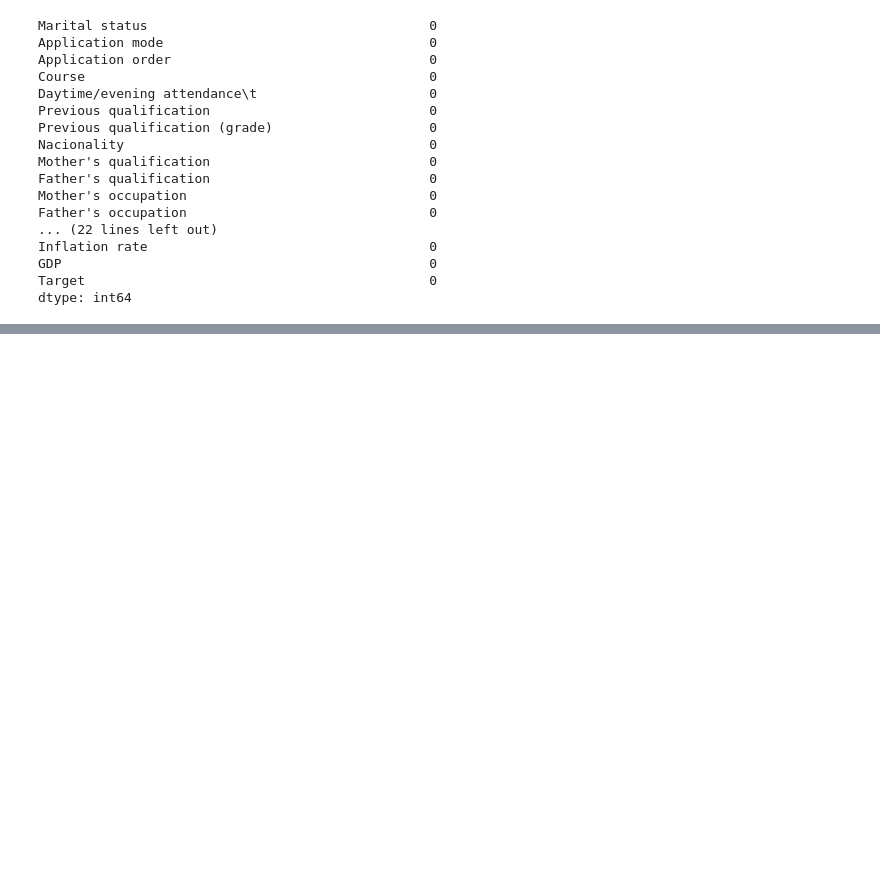
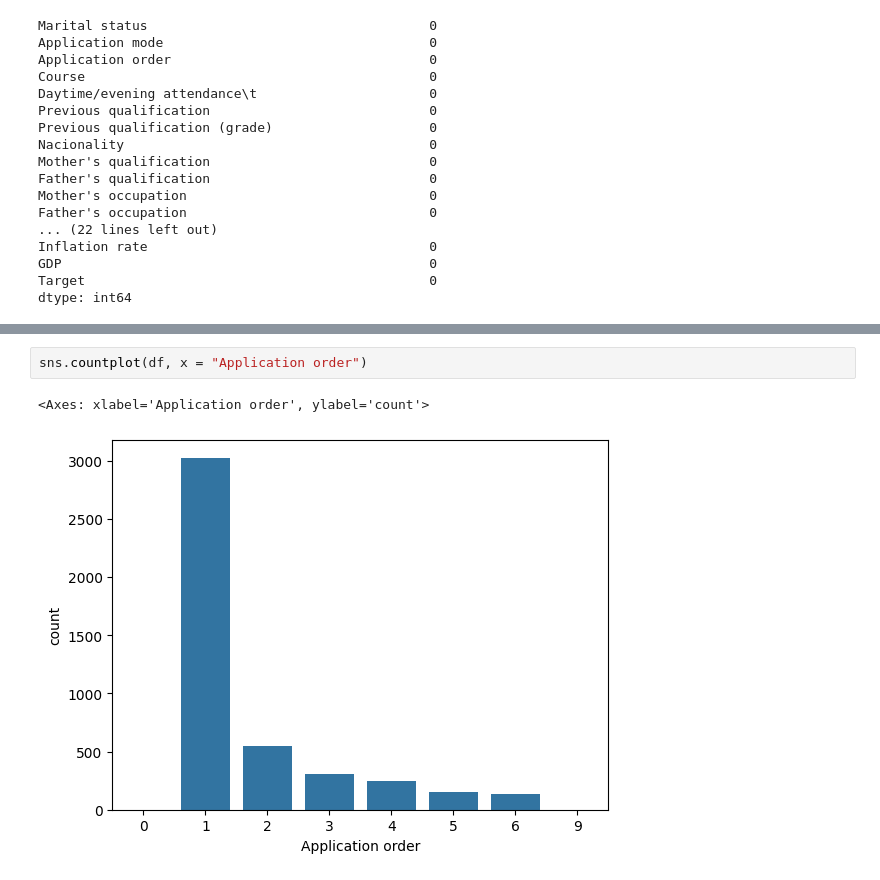
Before and after one commit to IainHenn/Student-Performance-Predictor, a Jupyter notebook: main.ipynb, the cells around one changed output, grey strips where cells are left out. Cells and saved outputs as stored; diff of their text form; blank space fills up the shorter version.

```diff
--- a/main.ipynb
+++ b/main.ipynb
@@ -88,0 +211,5 @@ sns.heatmap(df_num_corr_mat)
+# %%
+sns.countplot(df, x = "Application order")
+# %% [output]
+<Axes: xlabel='Application order', ylabel='count'>
+[figure, added]
```
Also changed, not shown: parts of 23 cells of this notebook.
